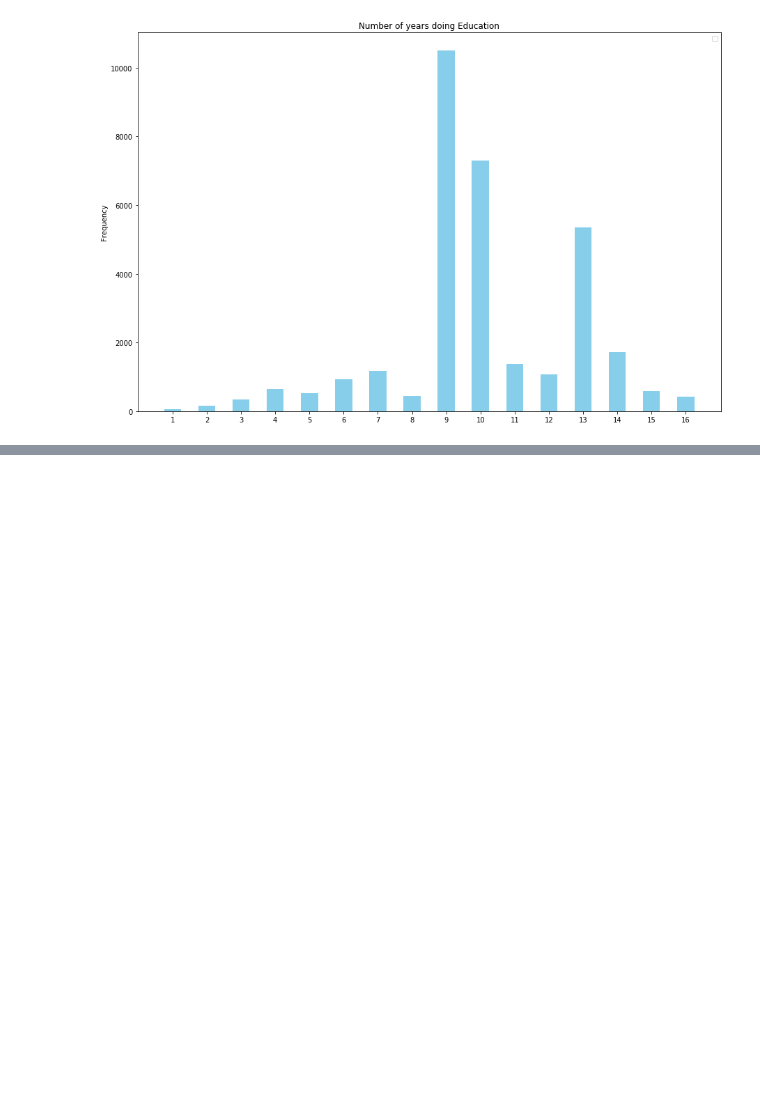
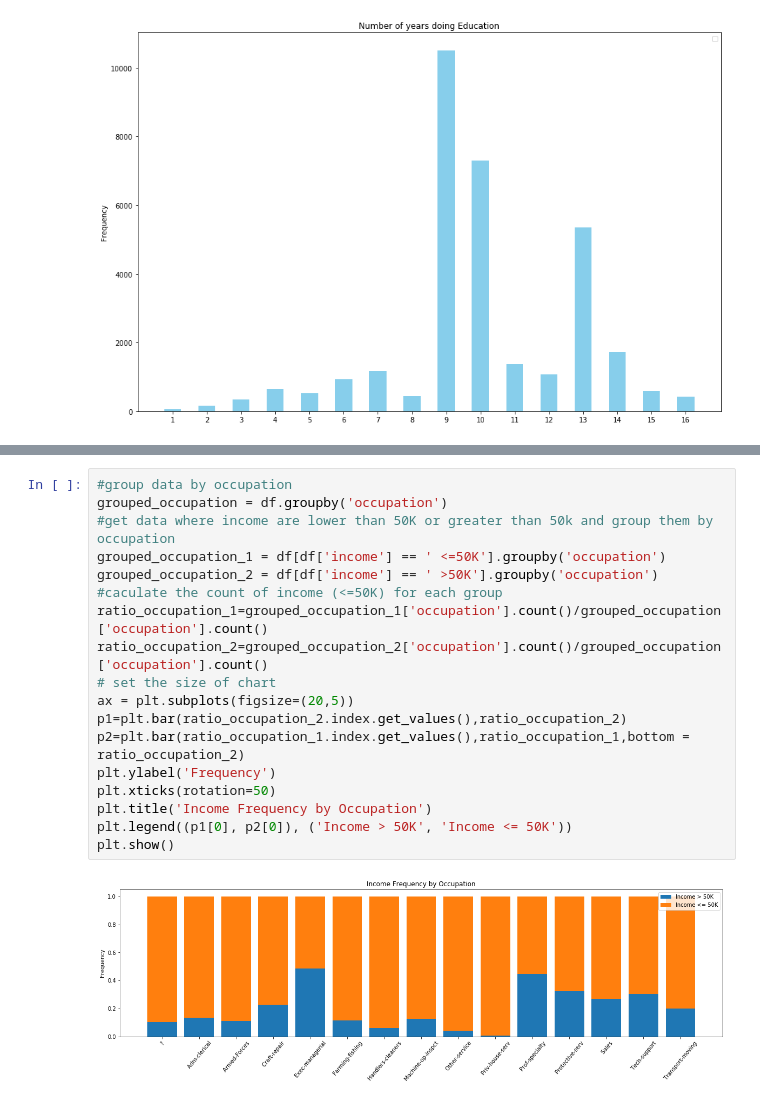
Before and after one commit to s3604730/PDSAssignment2, a Jupyter notebook: Data Exploration.ipynb, the cells around one changed output, grey strips where cells are left out. Saved outputs shown, nothing was run; the diff lists cells and outputs as text; blank space fills up the shorter version.

```diff
--- a/Data Exploration.ipynb
+++ b/Data Exploration.ipynb
@@ -310,0 +330,20 @@ plt.show()
+# %%
+#group data by occupation
+grouped_occupation = df.groupby('occupation')
+#get data where income are lower than 50K or greater than 50k and group them by occupation
+grouped_occupation_1 = df[df['income'] == ' <=50K'].groupby('occupation')
+grouped_occupation_2 = df[df['income'] == ' >50K'].groupby('occupation')
+#caculate the count of income (<=50K) for each group
+ratio_occupation_1=grouped_occupation_1['occupation'].count()/grouped_occupation['occupation'].count()
+ratio_occupation_2=grouped_occupation_2['occupation'].count()/grouped_occupation['occupation'].count()
+# set the size of chart
+ax = plt.subplots(figsize=(20,5))
+p1=plt.bar(ratio_occupation_2.index.get_values(),ratio_occupation_2)
+p2=plt.bar(ratio_occupation_1.index.get_values(),ratio_occupation_1,bottom = ratio_occupation_2)
+plt.ylabel('Frequency')
+plt.xticks(rotation=50)
+plt.title('Income Frequency by Occupation')
+plt.legend((p1[0], p2[0]), ('Income > 50K', 'Income <= 50K'))
+plt.show()
+# %% [output]
+[figure, added]
```
Also changed, not shown: parts of 3 cells of this notebook.
